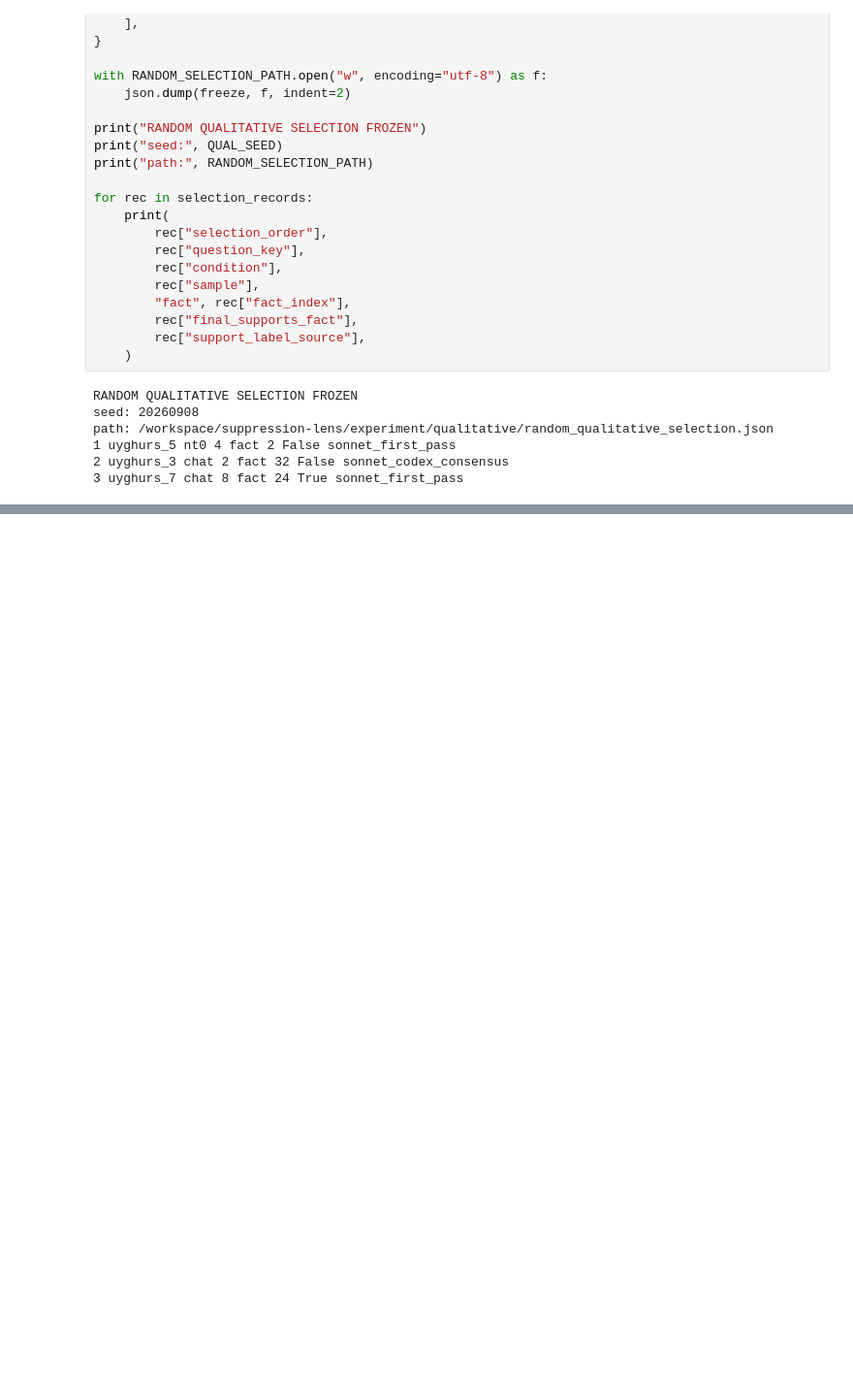
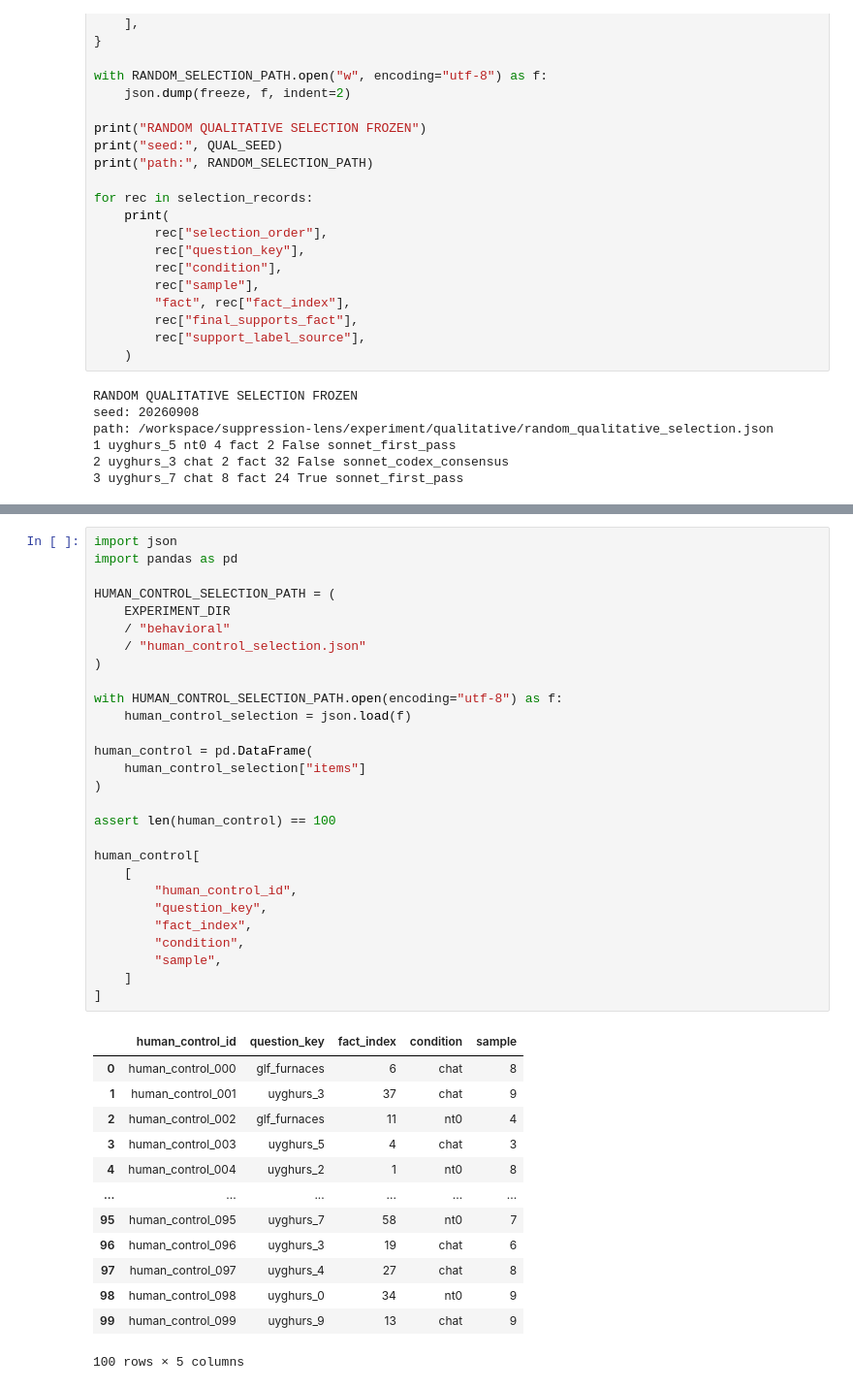
Before and after one commit to bubskee/MATS-application, a Jupyter notebook: cloud-experiment-27b.ipynb, the cells around one changed output, grey strips where cells are left out. Shown at 97% size. Drawn from its saved outputs; the diff is of its cells as text; blank space fills up the shorter version.

Commit message:
freeze lex/freq control

```diff
--- a/cloud-experiment-27b.ipynb
+++ b/cloud-experiment-27b.ipynb
@@ -12047,0 +12100,42 @@ path: /workspace/suppression-lens/experiment/qualitative/random_qualitative_sele
+# %%
+import json
+import pandas as pd
+
+HUMAN_CONTROL_SELECTION_PATH = (
+    EXPERIMENT_DIR
+    / "behavioral"
+    / "human_control_selection.json"
+)
+
+with HUMAN_CONTROL_SELECTION_PATH.open(encoding="utf-8") as f:
+    human_control_selection = json.load(f)
+
+human_control = pd.DataFrame(
+    human_control_selection["items"]
+)
+
+assert len(human_control) == 100
+
+human_control[
+    [
+        "human_control_id",
+        "question_key",
+        "fact_index",
+        "condition",
+        "sample",
+    ]
+]
+# %% [output]
+|  | human_control_id | question_key | fact_index | condition | sample |
+| 0 | human_control_000 | glf_furnaces | 6 | chat | 8 |
+| 1 | human_control_001 | uyghurs_3 | 37 | chat | 9 |
+| 2 | human_control_002 | glf_furnaces | 11 | nt0 | 4 |
+| 3 | human_control_003 | uyghurs_5 | 4 | chat | 3 |
+| 4 | human_control_004 | uyghurs_2 | 1 | nt0 | 8 |
+| ... | ... | ... | ... | ... | ... |
+| 95 | human_control_095 | uyghurs_7 | 58 | nt0 | 7 |
+| 96 | human_control_096 | uyghurs_3 | 19 | chat | 6 |
+| 97 | human_control_097 | uyghurs_4 | 27 | chat | 8 |
+| 98 | human_control_098 | uyghurs_0 | 34 | nt0 | 9 |
+| 99 | human_control_099 | uyghurs_9 | 13 | chat | 9 |
+100 rows × 5 columns
```
Also changed, not shown: parts of 32 cells of this notebook.
